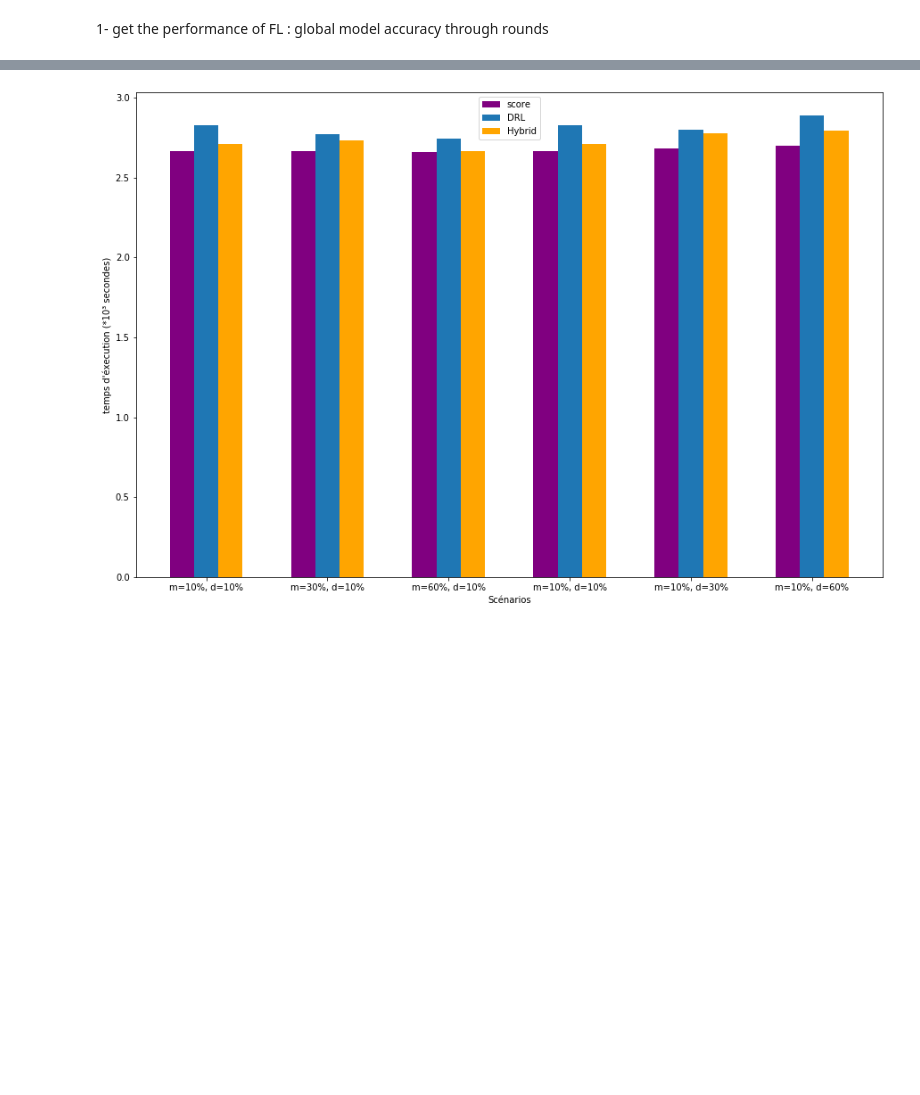
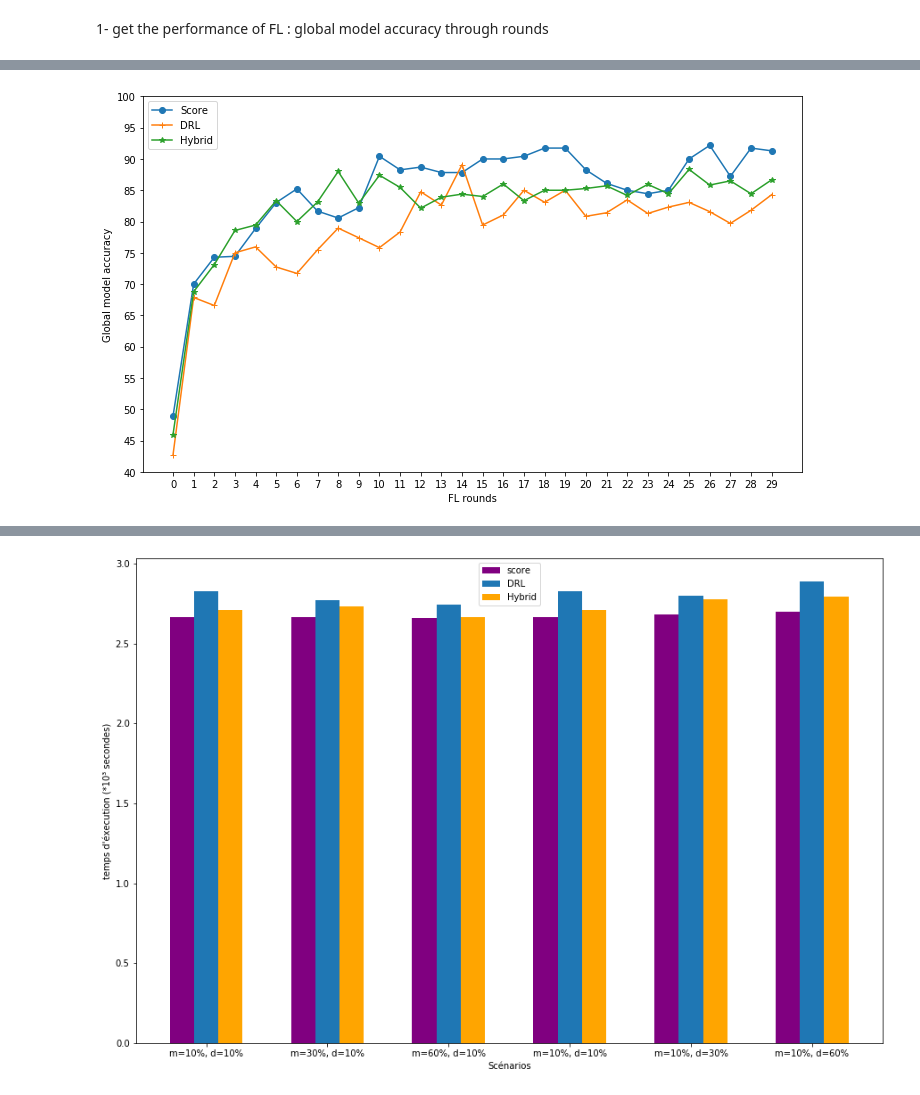
Before and after one commit to PFEWorkspace/code, a Jupyter notebook: scratch/subdir/utils/plot.ipynb, the cells around one changed output, grey strips where cells are left out. Saved outputs shown, nothing was run; the diff lists cells and outputs as text; code cells hidden in the pictures; blank space fills up the shorter version.

```diff
--- a/scratch/subdir/utils/plot.ipynb
+++ b/scratch/subdir/utils/plot.ipynb
@@ -77,0 +3,53 @@ with open("../../../blockchain.json",'r') as f:
+# %%
+import pandas as pd
+import matplotlib.pyplot as plt
+
+
+df_score = pd.read_csv('../results/score_drp60_mlc10/models.csv')
+df_drl = pd.read_csv('../results/drl_drp60_mlc10/models.csv')
+df_hybrid = pd.read_csv('../results/hybrid_drp60_mlc10/models.csv')
+
+
+filtered_score = df_score[df_score['type'] == 2]
+filtered_score = filtered_score[1:]
+
+filtered_drl = df_drl[df_drl['type'] == 2]
+filtered_drl = filtered_drl[1:]
+
+filtered_hybrid = df_hybrid[df_hybrid['type'] == 2]
+filtered_hybrid = filtered_hybrid[1:]
+
+# Extract accuracy values
+accuracies_score = filtered_score['accuracy']
+accuracies_drl = filtered_drl['accuracy']
+accuracies_hybrid = filtered_hybrid['accuracy']
+
+index = filtered_score['round']
+
+# print(accuracies_score)
+# print(accuracies_drl)
+# print(accuracies_hybrid)
+
+
+# Create a line plot
+fig = plt.figure(figsize=(10, 6))
+plt.plot(index, accuracies_score, marker='o', label="Score")
+plt.plot(index, accuracies_drl, marker='+', label="DRL")
+plt.plot(index, accuracies_hybrid, marker='*', label="Hybrid")
+
+# plt.title("comparaison des trois approches")
+plt.xlabel('FL rounds')
+plt.ylabel('Global model accuracy')
+plt.yticks(range(40, 101, 5))
+plt.xticks(range(0,30, 1))
+plt.legend()
+plt.tight_layout()
+plt.show()
+
+
+image_format = 'svg' # e.g .png, .svg, etc.
+image_name = 'comparaison_dropout60_scen3.svg'
+
+fig.savefig(image_name, format=image_format, dpi=1200)
+# %% [output]
+[figure, added]
```
Also changed, not shown: parts of 10 cells of this notebook, 1 other file.
